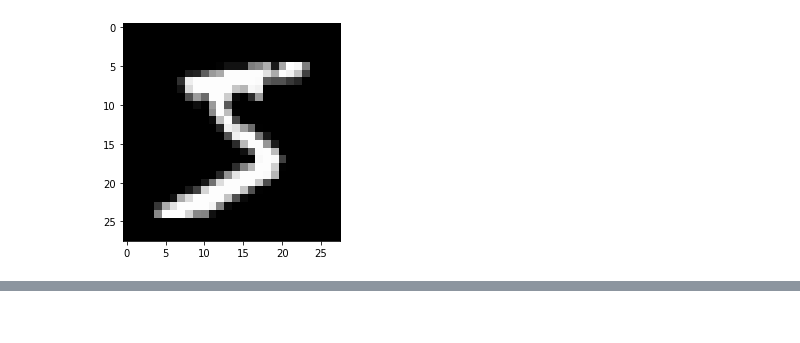
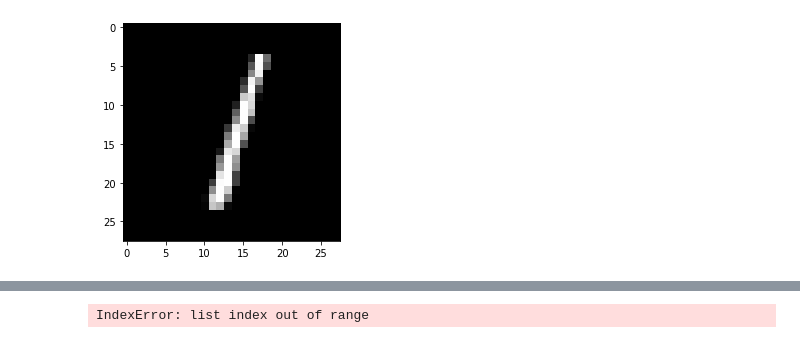
Before and after one commit to Luis-Porras/datamia0819, a Jupyter notebook: module-3/neuralnetlesson.ipynb, the cells around one changed output, grey strips where cells are left out. Cells and saved outputs as stored; diff of their text form; code cells hidden in the pictures.

```diff
--- a/module-3/neuralnetlesson.ipynb
+++ b/module-3/neuralnetlesson.ipynb
@@ -1,35 +1,35 @@
 # %%
 import tensorflow as tf
 import numpy as np
 import warnings
 mnist = tf.keras.datasets.mnist
 (X_train,y_train), (X_test,y_test) = mnist.load_data()
 # http://yann.lecun.com/exdb/mnist/
 import matplotlib.pyplot as plt
-plt.imshow(X_train[0])
-plt.imshow(X_train[0], cmap=plt.cm.binary_r)
+plt.imshow(X_test[2])
+plt.imshow(X_test[2], cmap=plt.cm.binary_r)
 plt.show()
 X_train = tf.keras.utils.normalize(X_train, axis=1)
 X_test = tf.keras.utils.normalize(X_test, axis=1)
 model = tf.keras.models.Sequential()
 model.add(tf.keras.layers.Flatten())
 model.add(tf.keras.layers.Dense(128, activation=tf.nn.relu))
 model.add(tf.keras.layers.Dense(128, activation=tf.nn.relu))
 model.add(tf.keras.layers.Dense(10, activation=tf.nn.softmax))
 opt = tf.keras.optimizers.Adam(lr=0.001, epsilon=None)
 model.compile(optimizer = opt, loss = 'sparse_categorical_crossentropy', metrics=['accuracy'])
 model.fit(X_train, y_train, epochs=4)
 val_loss, val_acc = model.evaluate(X_test, y_test)
 print('Accuracy: ', val_acc)
 print(model.summary)
 model.save('mnist_predictor.model1')
 new_model = tf.keras.models.load_model('mnist_predictor.model1')
 predictions = new_model.predict(X_test)
 print(np.argmax(predictions[0]))
 score = model.evaluate(X_test, y_test, verbose=0)
 print('Test loss:', score[0])
-print('Test accuracy:', score[1])
+print('Test accuracy:', score[2])
 # %% [output]
-[figure, old version]
+[figure, new version]
 Train on 60000 samples
 Epoch 1/4
@@ -49,0 +49 @@ Test accuracy: 0.9724
+IndexError: list index out of range
```
Also changed, not shown: parts of 1 cell of this notebook, 9 other files.
